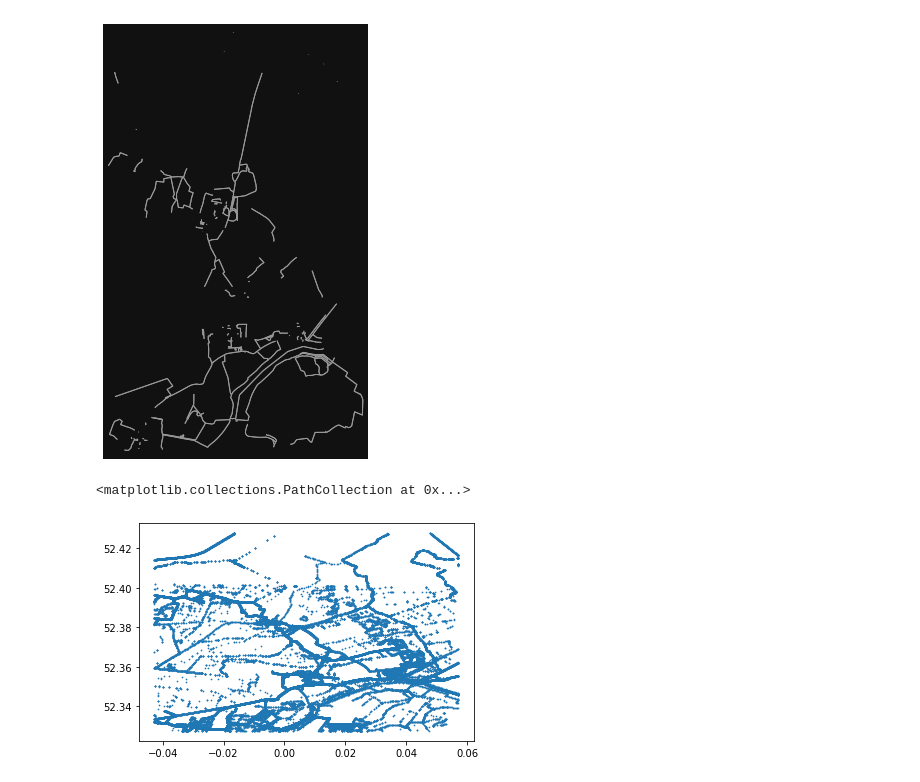
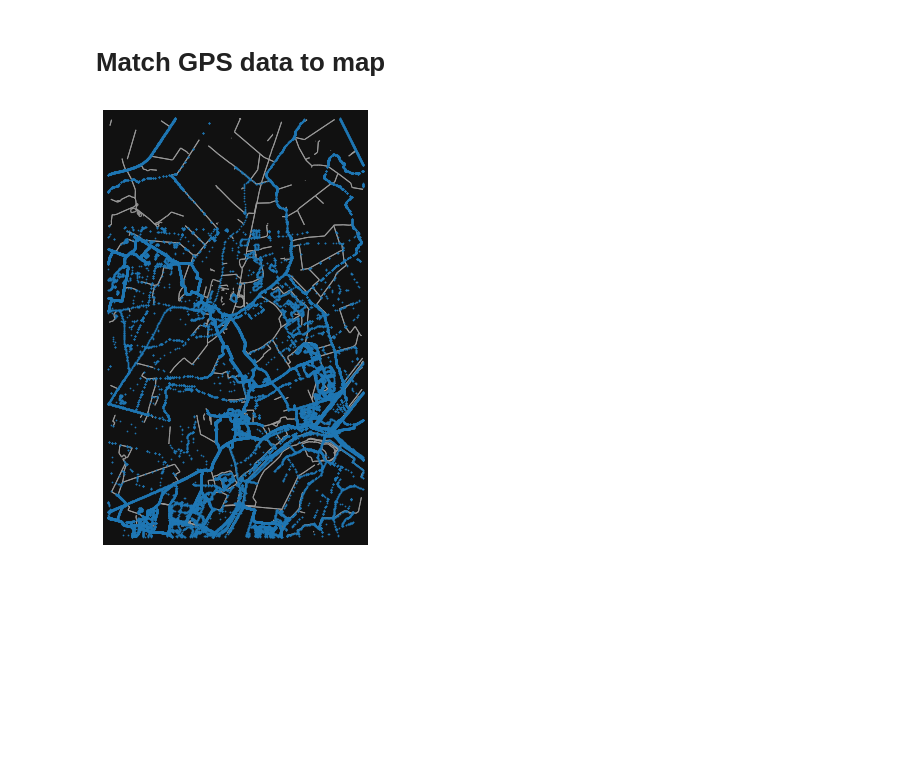
Before and after one commit to Andrewwango/prow-map, a Jupyter notebook: analysis.ipynb, the cells around one changed output. Saved outputs shown, nothing was run; the diff lists cells and outputs as text; code cells hidden in the pictures; blank space fills up the shorter version.

Commit message:
map matching

```diff
--- a/analysis.ipynb
+++ b/analysis.ipynb
@@ -6,4 +7,8 @@ import osmnx as ox
 # %%
 G = ox.load_graphml("data/osmnx/graph.graphml")
+# %% [markdown]
+# Match GPS data to map
 # %%
 public_gps_df = pd.read_csv("data/public/public_gps_traces_bbox.csv")
+# %%
+nearest_edges, dists = ox.nearest_edges(G, public_gps_df["longitude"], public_gps_df["latitude"], return_dist=True, interpolate=metres_to_dist(5))
@@ -10,9 +20,6 @@ public_gps_df = pd.read_csv("data/public/public_gps_traces_bbox.csv")
 # %%
-fig, ax = ox.plot_graph(G, node_size=0)
+fig, ax = ox.plot_graph(G, node_size=0, show=False, close=False)
+ax.scatter(public_gps_df["longitude"], public_gps_df["latitude"], s=2, marker='.')
+plt.show()
 # %% [output]
-[figure, old version]
+[figure, new version]
-# %%
-plt.scatter(public_gps_df["longitude"], public_gps_df["latitude"], s=2, marker='.')
-# %% [output]
-<matplotlib.collections.PathCollection at 0x...>
-[figure, removed]
```
Also changed, not shown: parts of 26 cells of this notebook, 4 other files.
